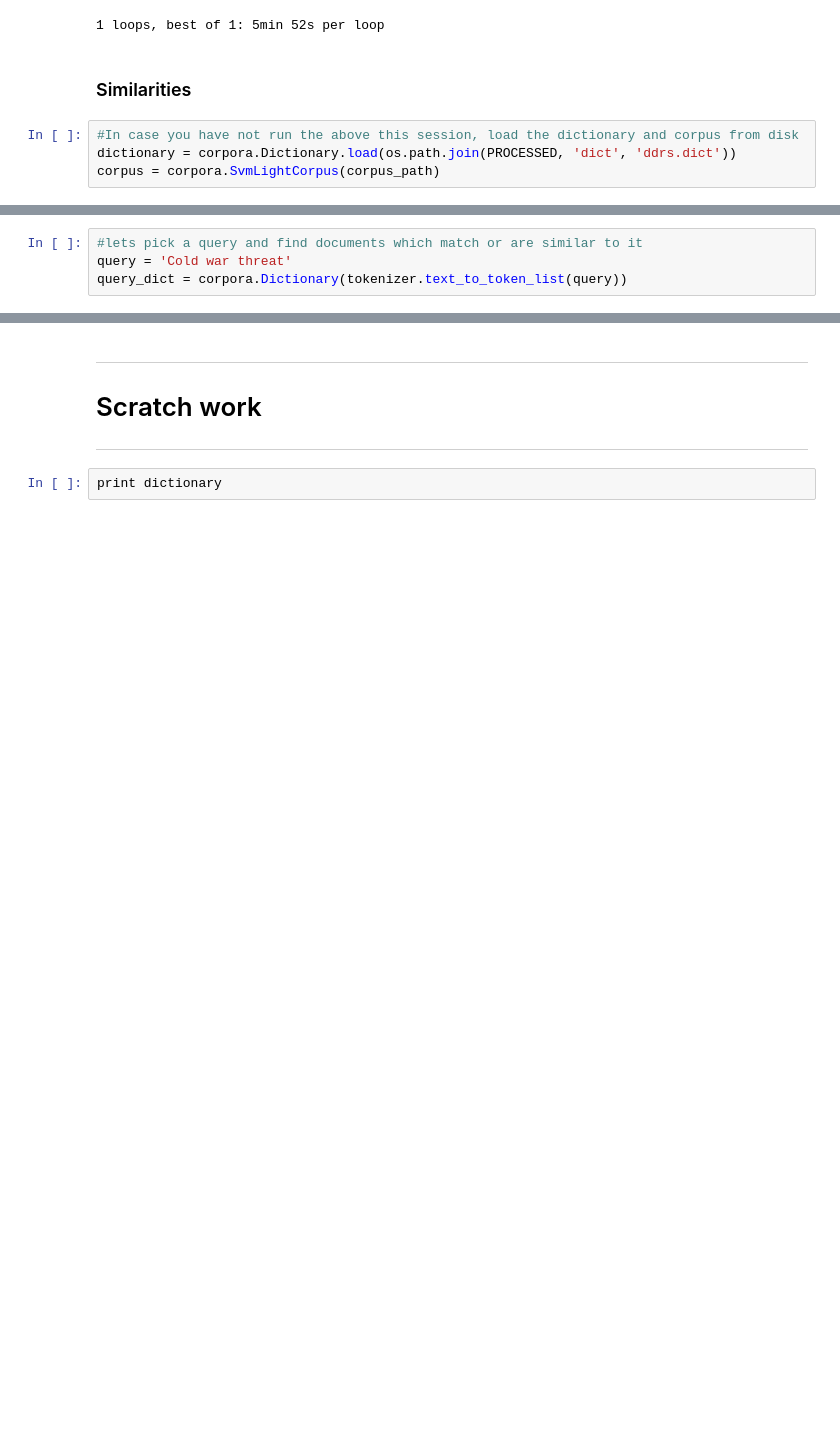
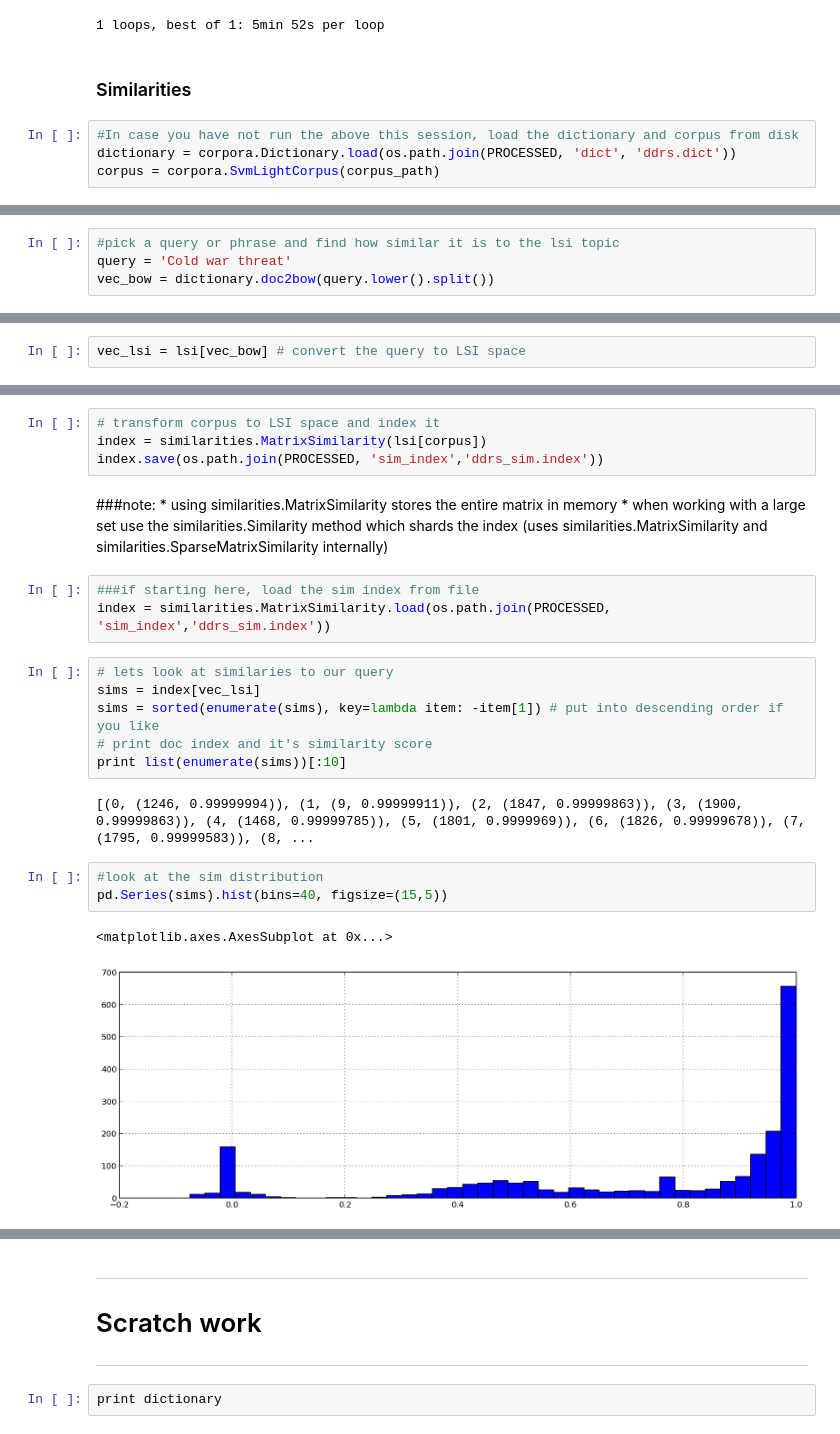
Before and after one commit to samaratrilling/declass, a Jupyter notebook: notebooks/gensim_lda_example_daniel.ipynb, the cells around one changed output, grey strips where cells are left out. Drawn from its saved outputs; the diff is of its cells as text; blank space fills up the shorter version.

Commit message:
added similarity section to gensim nb

```diff
--- a/notebooks/gensim_lda_example_daniel.ipynb
+++ b/notebooks/gensim_lda_example_daniel.ipynb
@@ -289,4 +290,4 @@ lsi = models.LsiModel(corpus, id2word=dictionary, num_topics=2)
 # %%
-#lets pick a query and find documents which match or are similar to it
+#pick a query or phrase and find how similar it is to the lsi topic
 query = 'Cold war threat'
-query_dict = corpora.Dictionary(tokenizer.text_to_token_list(query))
+vec_bow = dictionary.doc2bow(query.lower().split())
@@ -305,0 +294,2 @@ query_dict.items()
+# %%
+vec_lsi = lsi[vec_bow] # convert the query to LSI space
@@ -305,0 +304,26 @@ query_dict.items()
+# %%
+# transform corpus to LSI space and index it
+index = similarities.MatrixSimilarity(lsi[corpus])
+index.save(os.path.join(PROCESSED, 'sim_index','ddrs_sim.index'))
+# %% [markdown]
+###note:
+    * using similarities.MatrixSimilarity stores the entire matrix in memory
+    * when working with a large set use the similarities.Similarity method which shards the index (uses similarities.MatrixSimilarity
+    and similarities.SparseMatrixSimilarity internally)
+# %%
+###if starting here, load the sim index from file
+index = similarities.MatrixSimilarity.load(os.path.join(PROCESSED, 'sim_index','ddrs_sim.index'))
+# %%
+# lets look at similaries to our query
+sims = index[vec_lsi]
+sims = sorted(enumerate(sims), key=lambda item: -item[1]) # put into descending order if you like
+# print doc index and it's similarity score
+print list(enumerate(sims))[:10]
+# %% [output]
+[(0, (1246, 0.99999994)), (1, (9, 0.99999911)), (2, (1847, 0.99999863)), (3, (1900, 0.99999863)), (4, (1468, 0.99999785)), (5, (1801, 0.9999969)), (6, (1826, 0.99999678)), (7, (1795, 0.99999583)), (8, ...
+# %%
+#look at the sim distribution
+pd.Series(sims).hist(bins=40, figsize=(15,5))
+# %% [output]
+<matplotlib.axes.AxesSubplot at 0x...>
+[figure, added]
```
Also changed, not shown: parts of 5 cells of this notebook.
